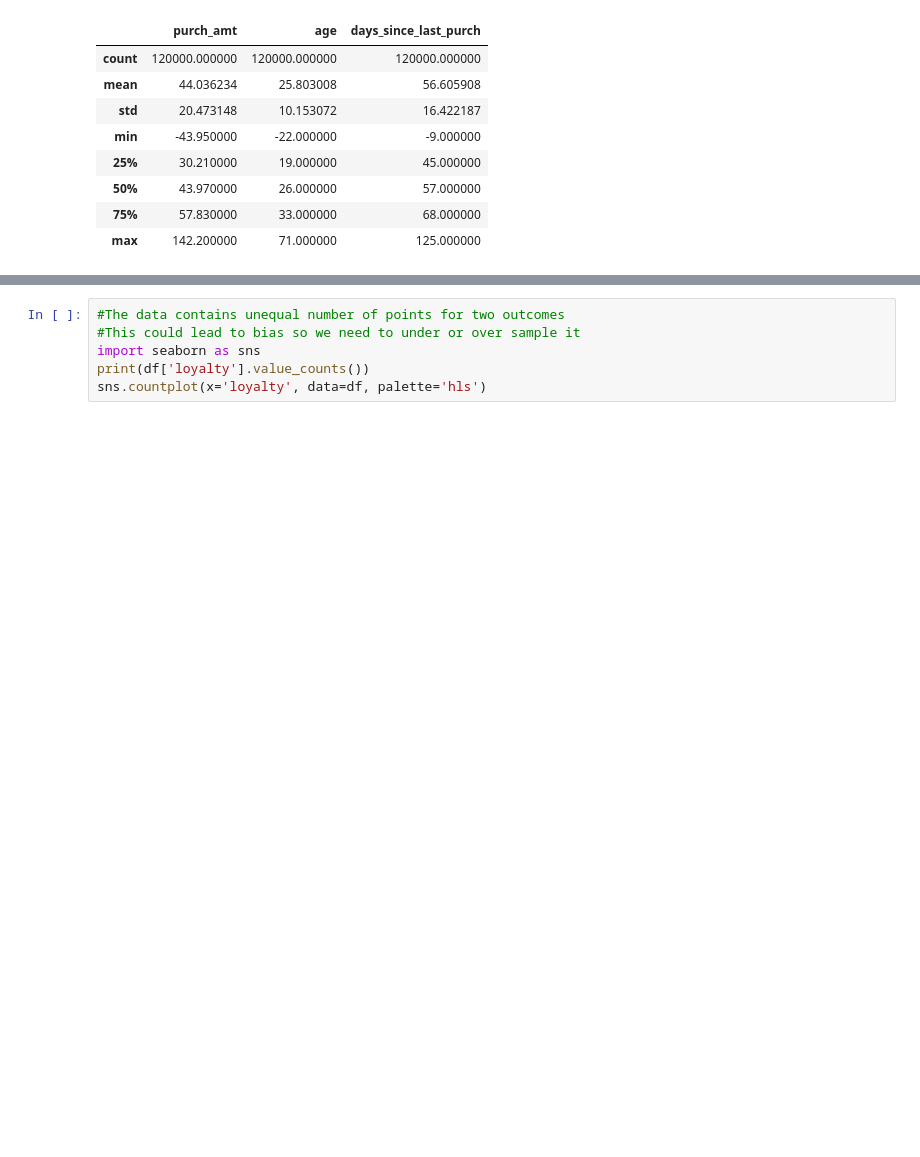
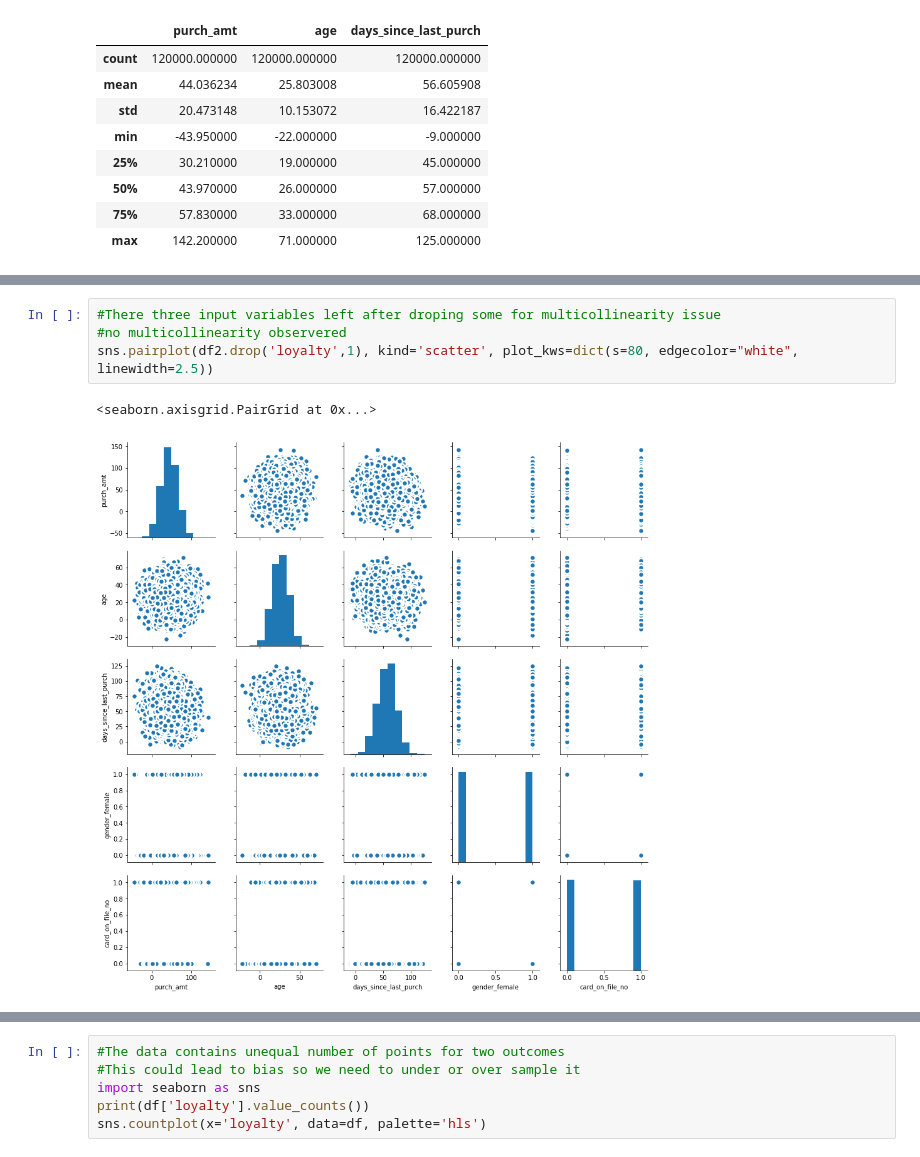
Before and after one commit to ktseringchem/ThinkfulProjects, a Jupyter notebook: takehome/takehomeNotebook.ipynb, the cells around one changed output, grey strips where cells are left out. Saved outputs shown, nothing was run; the diff lists cells and outputs as text; blank space fills up the shorter version.

```diff
--- a/takehome/takehomeNotebook.ipynb
+++ b/takehome/takehomeNotebook.ipynb
@@ -36,0 +73,7 @@ df.days_since_last_purch.hist(ax=ax3)
+# %%
+#There three input variables left after droping some for multicollinearity issue
+#no multicollinearity observered
+sns.pairplot(df2.drop('loyalty',1), kind='scatter', plot_kws=dict(s=80, edgecolor="white", linewidth=2.5))
+# %% [output]
+<seaborn.axisgrid.PairGrid at 0x...>
+[figure, added]
```
Also changed, not shown: parts of 48 cells of this notebook.
